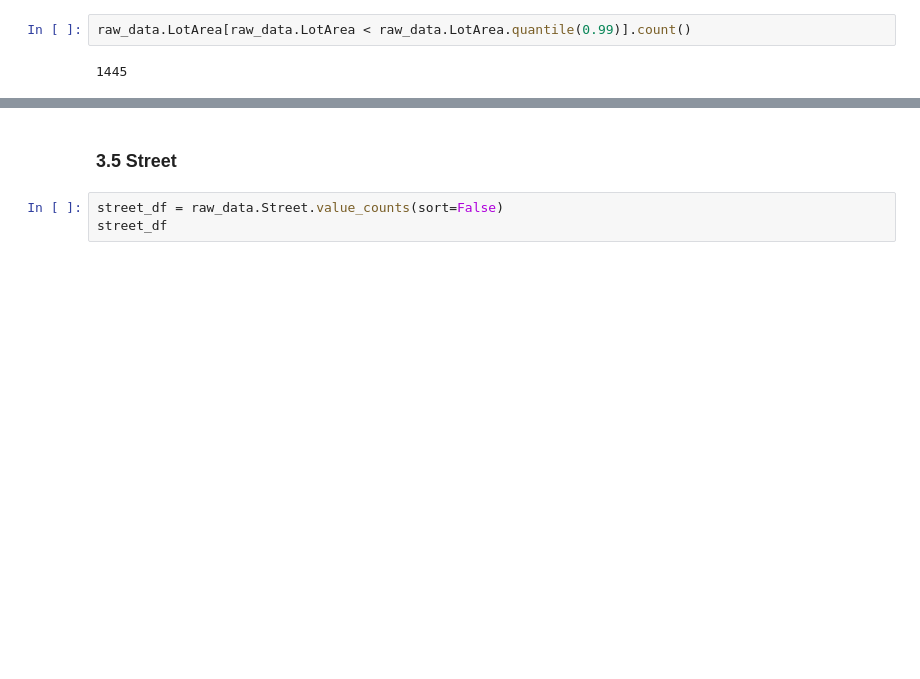
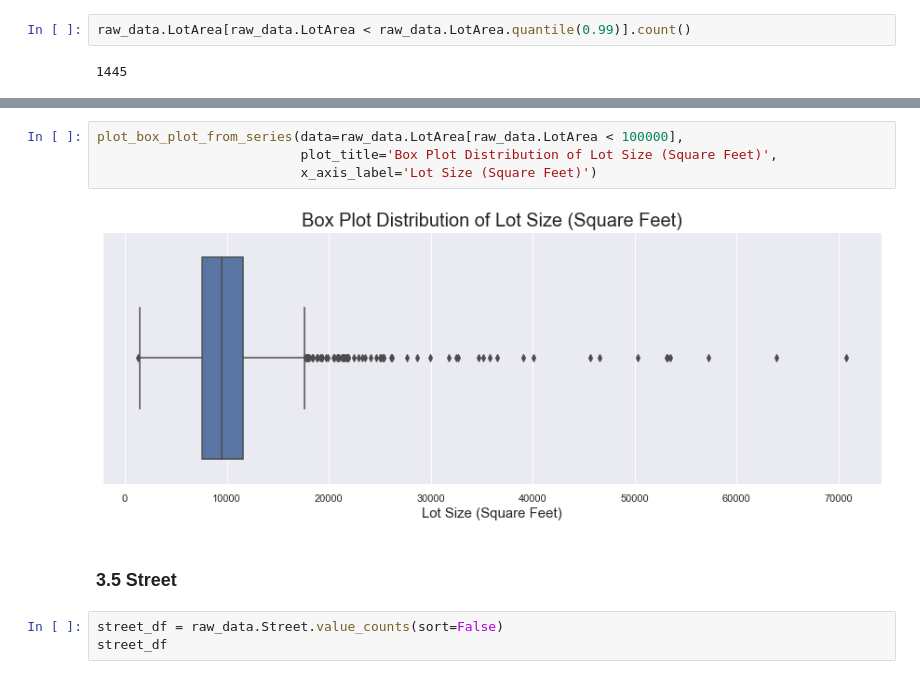
Before and after one commit to akshaykadam100/Housing-Price-Calculator, a Jupyter notebook: V1.ipynb, the cells around one changed output, grey strips where cells are left out. Cells and saved outputs as stored; diff of their text form; blank space fills up the shorter version.

```diff
--- a/V1.ipynb
+++ b/V1.ipynb
@@ -173,3 +176,9 @@ plt.show()
+# %%
+plot_box_plot_from_series(data=raw_data.LotArea[raw_data.LotArea < 100000],
+                          plot_title='Box Plot Distribution of Lot Size (Square Feet)',
+                          x_axis_label='Lot Size (Square Feet)')
+# %% [output]
+[figure, added]
 # %% [markdown]
 ### 3.5 Street
 # %%
```
Also changed, not shown: parts of 85 cells of this notebook, 1 other file.
